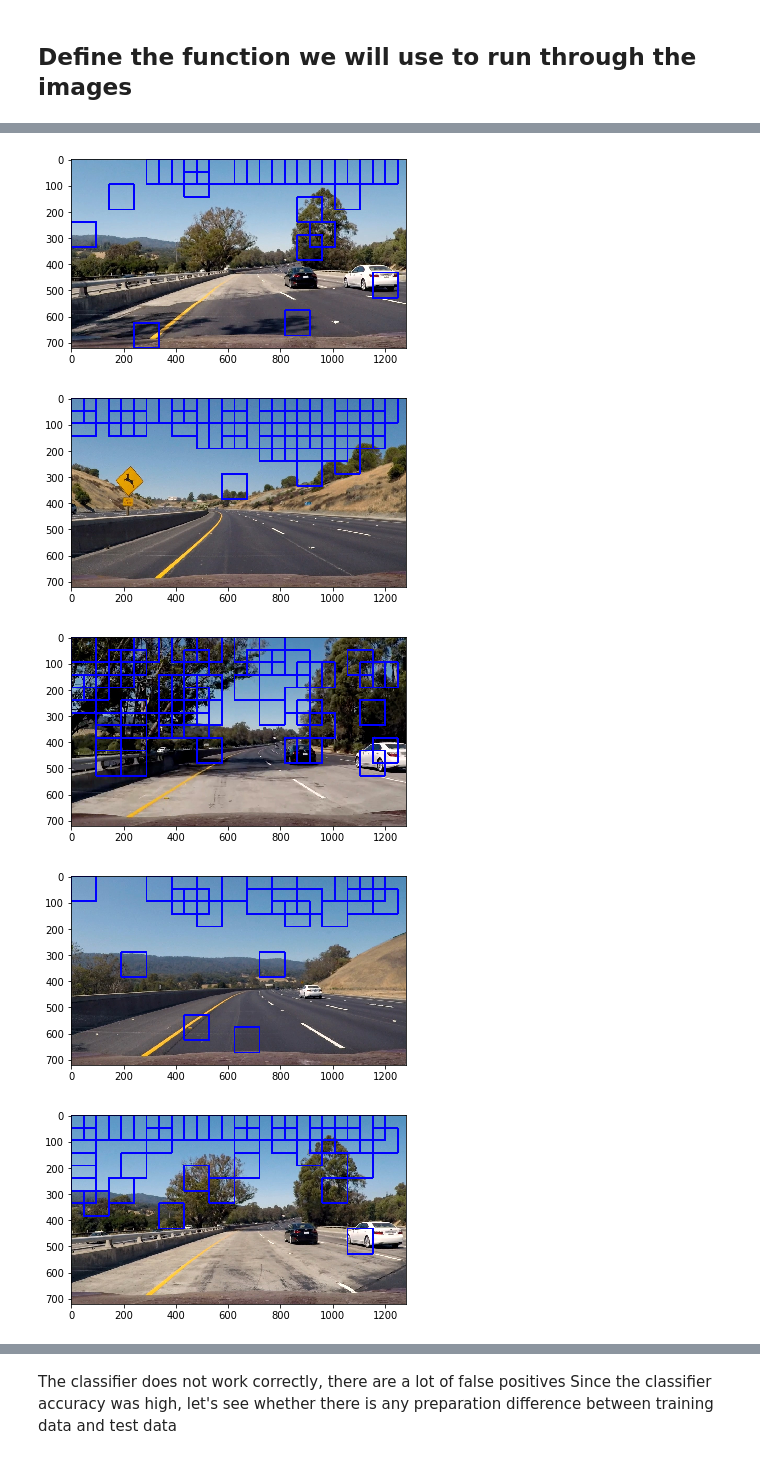
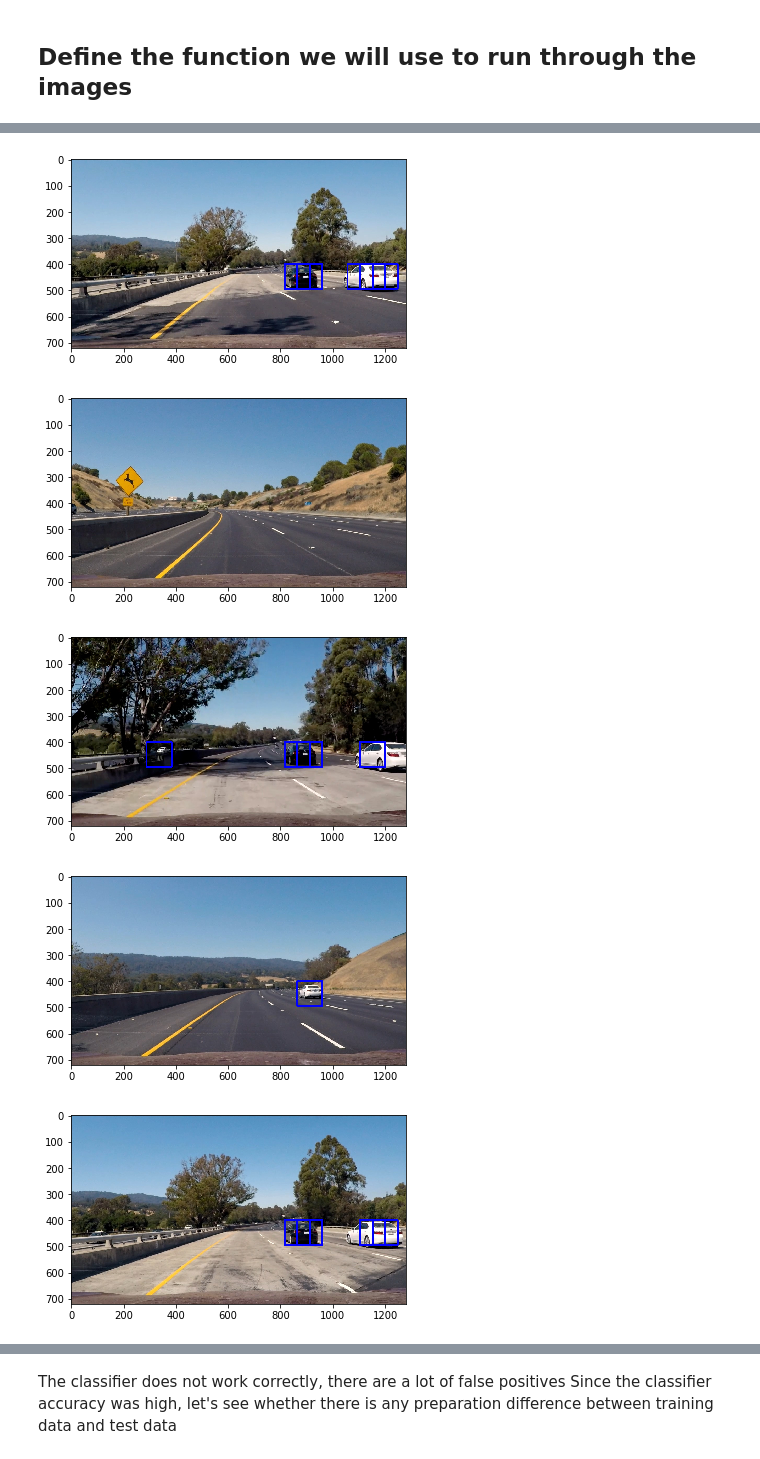
Before and after one commit to josealb/CarND-Vehicle_Detection, a Jupyter notebook: vehicle_detector.ipynb, the cells around one changed output, grey strips where cells are left out. Cells and saved outputs as stored; diff of their text form; code cells hidden in the pictures.

Commit message:
have a running test from image to bounding box, todo: build pipeline

```diff
--- a/vehicle_detector.ipynb
+++ b/vehicle_detector.ipynb
@@ -250,7 +250,7 @@ for image in images:
         cars.append(image)
 
 ### Parameters to tweak
-colorspace = 'RGB'
+colorspace = 'LUV'
 orient = 9
 pix_per_cell = 8
 cell_per_block = 2
@@ -301,9 +301,9 @@ print ('For these',n_predict, 'labes: ',y_test[0:n_predict])
 t2 = time.time()
 print(round(t2-t,5),'Seconds to predict', n_predict, 'labels with SVC')
 
-#%mkdir 'models'
-#with open('models/trained_SVC.p', 'wb') as pickle_file:
-#    s = pickle.dump(svc,pickle_file)
+%mkdir 'models'
+with open('models/trained_SVC.p', 'wb') as pickle_file:
+    s = pickle.dump(svc,pickle_file)
 # %% [output]
 /home/josealb/anaconda2/envs/carnd-term1/lib/python3.5/site-packages/skimage/feature/_hog.py:119: skimage_deprecation: Default value of `block_norm`==`L1` is deprecated and will be changed to `L2-Hys` ...
   'be changed to `L2-Hys` in v0.15', skimage_deprecation)
@@ -318,8 +318,8 @@ For these 10 labes:  [ 1.  0.  1.  1.  0.  1.  0.  0.  1.  1.]
 mkdir: cannot create directory ‘models’: File exists
 # %%
-#svc = pickle.load( open( 'models/trained_SVC.p', "rb" ) )
+svc = pickle.load( open( 'models/trained_SVC.p', "rb" ) )
 
-color_space='RGB'
+color_space='LUV'
 spatial_size = (32, 32) # Spatial binning dimensions
 hist_bins = 32    # Number of histogram bins
 spatial_feat = True # Spatial features on or off
@@ -327,36 +327,36 @@ hist_feat = True # Histogram features on or off
 hog_feat = True # HOG features on or off
 %matplotlib inline
 
 images = glob.glob('test_images/*.jpg')
 
 
 # Uncomment the following line if you extracted training
 # data from .png images (scaled 0 to 1 by mpimg) and the
 # image you are searching is a .jpg (scaled 0 to 255)
 for file in images:
     image = mpimg.imread(file)
     draw_image = np.copy(image)
     image = image.astype(np.float32)/255
-    y_start_stop = [None, None] # Min and max in y to search in slide_window()
+    y_start_stop = [400, None] # Min and max in y to search in slide_window()
 
     windows = slide_window(image, x_start_stop=[None, None], y_start_stop=y_start_stop,
                         xy_window=(96, 96), xy_overlap=(0.5, 0.5))
 
     hot_windows = search_windows(image, windows, svc, X_Scaler, color_space=color_space,
                             spatial_size=spatial_size, hist_bins=hist_bins,
                             orient=orient, pix_per_cell=pix_per_cell,
                             cell_per_block=cell_per_block,
                             hog_channel=hog_channel, spatial_feat=spatial_feat,
                             hist_feat=hist_feat, hog_feat=hog_feat)
 
     window_img = draw_boxes(draw_image, hot_windows, color=(0, 0, 255), thick=6)
     fig = plt.figure()#(figsize=(24,16))
     plt.imshow(window_img)
 # %% [output]
 /home/josealb/anaconda2/envs/carnd-term1/lib/python3.5/site-packages/skimage/feature/_hog.py:119: skimage_deprecation: Default value of `block_norm`==`L1` is deprecated and will be changed to `L2-Hys` ...
   'be changed to `L2-Hys` in v0.15', skimage_deprecation)
-[figure, old version]
+[figure, new version]
-[figure, old version]
+[figure, new version]
-[figure, old version]
+[figure, new version]
-[figure, old version]
+[figure, new version]
-[figure, old version]
+[figure, new version]
```
Also changed, not shown: parts of 5 cells of this notebook, 1 other file.
